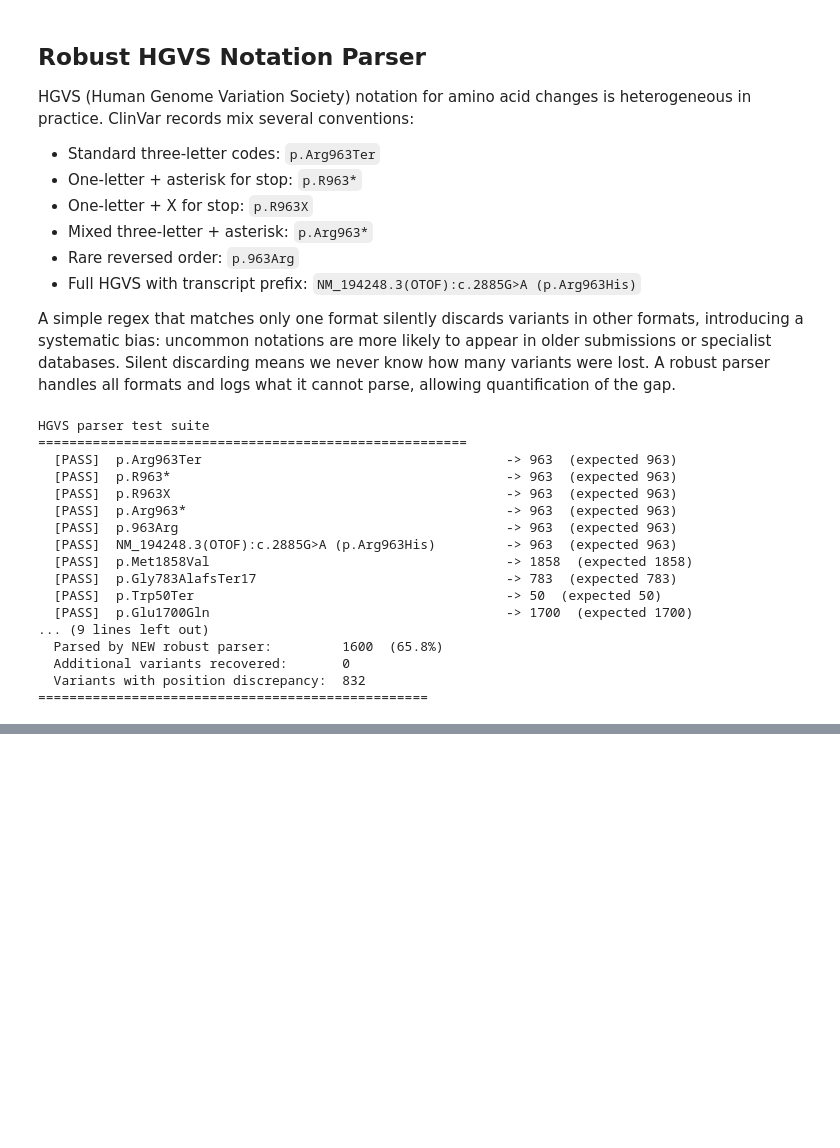
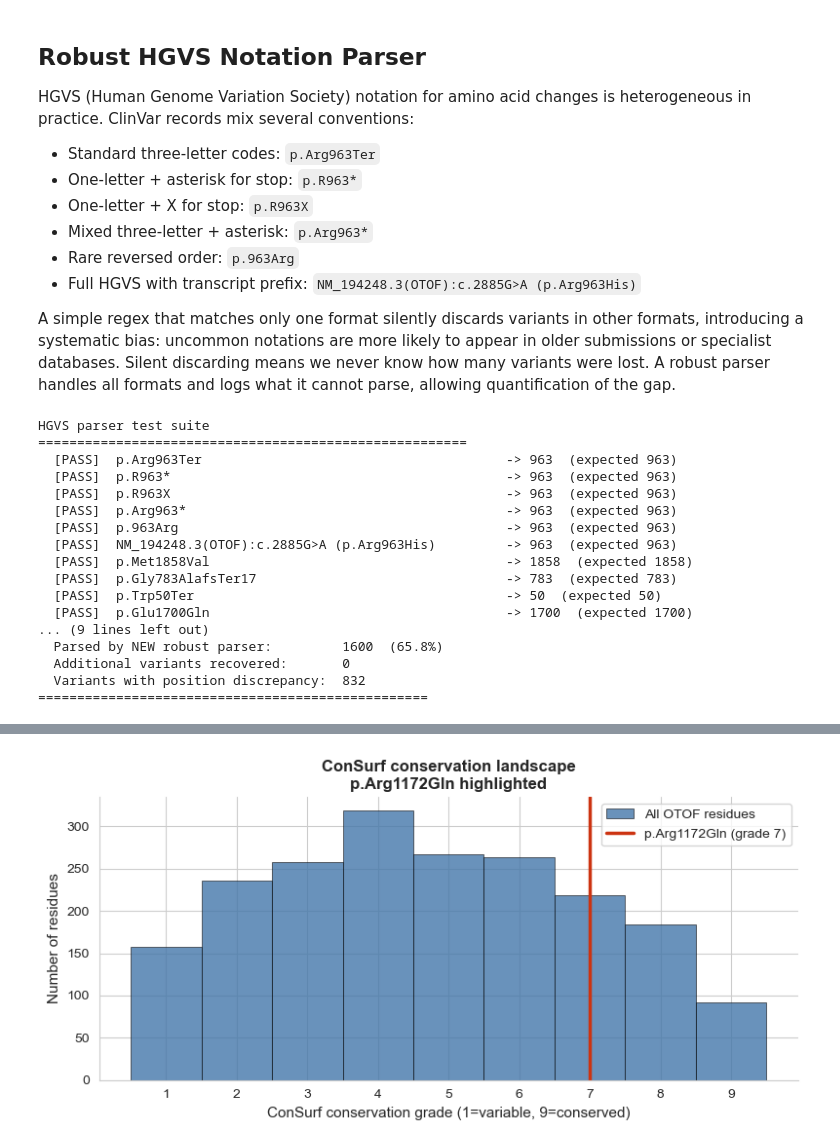
Before and after one commit to matteopira/otof-variants-integrated-analysis, a Jupyter notebook: notebooks/03-domain-mapping.ipynb, the cells around one changed output, grey strips where cells are left out. Cells and saved outputs as stored; diff of their text form; code cells hidden in the pictures; blank space fills up the shorter version.

```diff
--- a/notebooks/03-domain-mapping.ipynb
+++ b/notebooks/03-domain-mapping.ipynb
@@ -756,0 +1439,93 @@ HGVS parser test suite
+# %%
+import pandas as pd
+import numpy as np
+import matplotlib.pyplot as plt
+from pathlib import Path
+
+results_dir = Path("../results")
+data_dir    = Path("../data")
+
+TARGET_POS  = 1172
+VARIANT_LBL = "p.Arg1172Gln"
+
+consurf = pd.read_csv(data_dir / "consurf_Q9HC10_grades.csv")
+
+# Detect position and score columns
+pos_col_cs = consurf.columns[0]  # usually first column
+for c in consurf.columns:
+    try:
+        vals = pd.to_numeric(consurf[c], errors="coerce")
+        if vals.between(1, 9997).sum() > 100:
+            pos_col_cs = c
+            break
+    except Exception:
+        pass
+
+score_col = None
+for c in consurf.columns:
+    if "grade" in c.lower() or "score" in c.lower() or "conserv" in c.lower():
+        score_col = c
+        break
+if score_col is None:
+    # pick numeric column that looks like 1-9 conservation scores
+    for c in consurf.columns:
+        try:
+            vals = pd.to_numeric(consurf[c], errors="coerce").dropna()
+            if vals.between(1, 9).mean() > 0.7:
+                score_col = c
+                break
+        except Exception:
+            pass
+
+print(f"Position column: {pos_col_cs}")
+print(f"Score column: {score_col}")
+
+consurf["_pos"]   = pd.to_numeric(consurf[pos_col_cs], errors="coerce")
+consurf["_score"] = pd.to_numeric(consurf[score_col], errors="coerce") if score_col else np.nan
+
+row_1172 = consurf[consurf["_pos"] == TARGET_POS]
+if len(row_1172) == 0:
+    print(f"\nResidue {TARGET_POS} not found in ConSurf data.")
+    score_1172 = np.nan
+else:
+    score_1172 = row_1172["_score"].values[0]
+    print(f"\nConSurf grade for residue {TARGET_POS}: {score_1172}")
+    print(f"  (1 = most variable, 9 = most conserved)")
+
+all_scores = consurf["_score"].dropna()
+pct = (all_scores <= score_1172).mean() * 100 if not np.isnan(score_1172) else np.nan
+print(f"  Percentile among all OTOF residues: {pct:.1f}% ({int(score_1172)}/9 conservation grade)")
+
+# Visualise: distribution of all ConSurf grades + position of 1172
+fig, ax = plt.subplots(figsize=(8, 4))
+bins = np.arange(0.5, 10.5, 1)
+ax.hist(all_scores, bins=bins, color="#4477AA", edgecolor="black", linewidth=0.5,
+        alpha=0.8, label="All OTOF residues")
+if not np.isnan(score_1172):
+    ax.axvline(score_1172, color="#CC3311", linewidth=2.5,
+               label=f"{VARIANT_LBL} (grade {int(score_1172)})")
+ax.set_xlabel("ConSurf conservation grade (1=variable, 9=conserved)", fontsize=11)
+ax.set_ylabel("Number of residues", fontsize=11)
+ax.set_title(f"ConSurf conservation landscape\n{VARIANT_LBL} highlighted", fontsize=12, fontweight="bold")
+ax.legend(fontsize=10)
+ax.spines[["top", "right"]].set_visible(False)
+ax.set_xticks(range(1, 10))
+plt.tight_layout()
+out_png = results_dir / "arg1172gln_consurf.png"
+plt.savefig(out_png, dpi=300, bbox_inches="tight")
+plt.show()
+print(f"Saved: {out_png}")
+
+# Summary table
+summary_1172 = pd.DataFrame([{
+    "Variant": VARIANT_LBL,
+    "Position": TARGET_POS,
+    "Domain": "C2E (aa 1158-1273)",
+    "ConSurf_grade": int(score_1172) if not np.isnan(score_1172) else "N/A",
+    "Percentile_conserved": f"{pct:.1f}%" if not np.isnan(pct) else "N/A",
+}])
+out_csv = results_dir / "arg1172gln_summary.csv"
+summary_1172.to_csv(out_csv, index=False)
+print(f"Saved: {out_csv}")
+print(summary_1172.to_string(index=False))
+# %% [output]
@@ -756,0 +1538 @@ HGVS parser test suite
+[figure, added]
```
Also changed, not shown: parts of 19 cells of this notebook, 10 other files.
